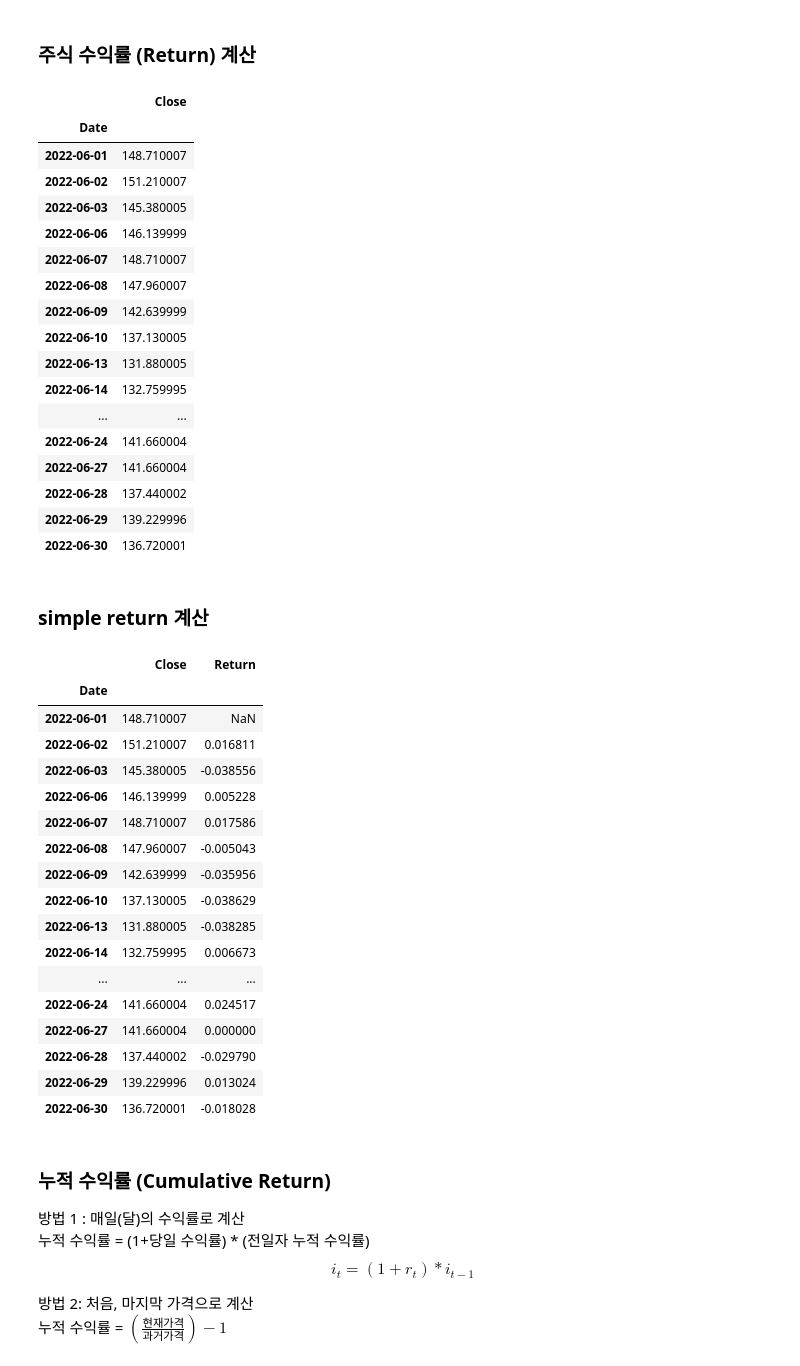
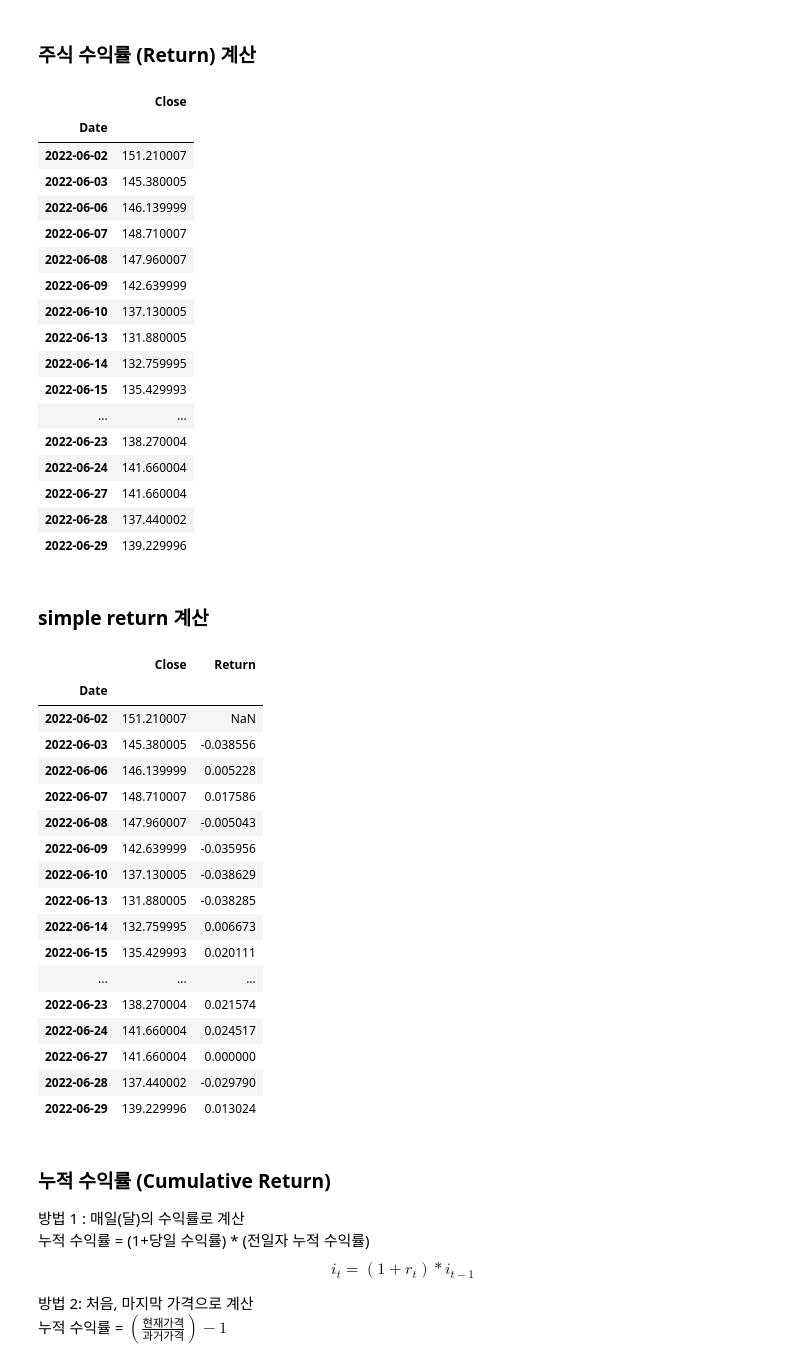
Before and after one commit to ironmanciti/infran_Finance_ML, a Jupyter notebook: 040_Basic_Stock_Return.ipynb, the cells around one changed output. Saved outputs shown, nothing was run; the diff lists cells and outputs as text; code cells hidden in the pictures.

```diff
--- a/040_Basic_Stock_Return.ipynb
+++ b/040_Basic_Stock_Return.ipynb
@@ -241,15 +245,12 @@ rq = 0.04  #분기별 수익률
 # %% [markdown]
 ### 주식 수익률 (Return) 계산
 # %%
-df = data_reader.DataReader("AAPL", data_source="yahoo",
-                            start="2022-06-02", end="2022-06-30")
-df.drop(["High", "Low", "Open", "Volume", "Adj Close"],
-        axis=1, inplace=True)
+df = fdr.DataReader("AAPL", start="2022-06-02", end="2022-06-30")
+df.drop(["High", "Low", "Open", "Volume", "Adj Close"], axis=1, inplace=True)
 df
 # %% [output]
 |  | Close |
 | Date |  |
-| 2022-06-01 | 148.710007 |
 | 2022-06-02 | 151.210007 |
 | 2022-06-03 | 145.380005 |
 | 2022-06-06 | 146.139999 |
@@ -259,12 +260,13 @@ df
 | 2022-06-10 | 137.130005 |
 | 2022-06-13 | 131.880005 |
 | 2022-06-14 | 132.759995 |
+| 2022-06-15 | 135.429993 |
 | ... | ... |
+| 2022-06-23 | 138.270004 |
 | 2022-06-24 | 141.660004 |
 | 2022-06-27 | 141.660004 |
 | 2022-06-28 | 137.440002 |
 | 2022-06-29 | 139.229996 |
-| 2022-06-30 | 136.720001 |
 # %% [markdown]
 ### simple return 계산
 # %%
@@ -273,8 +275,7 @@ df
 # %% [output]
 |  | Close | Return |
 | Date |  |  |
-| 2022-06-01 | 148.710007 | NaN |
-| 2022-06-02 | 151.210007 | 0.016811 |
+| 2022-06-02 | 151.210007 | NaN |
 | 2022-06-03 | 145.380005 | -0.038556 |
 | 2022-06-06 | 146.139999 | 0.005228 |
 | 2022-06-07 | 148.710007 | 0.017586 |
@@ -283,12 +284,13 @@ df
 | 2022-06-10 | 137.130005 | -0.038629 |
 | 2022-06-13 | 131.880005 | -0.038285 |
 | 2022-06-14 | 132.759995 | 0.006673 |
+| 2022-06-15 | 135.429993 | 0.020111 |
 | ... | ... | ... |
+| 2022-06-23 | 138.270004 | 0.021574 |
 | 2022-06-24 | 141.660004 | 0.024517 |
 | 2022-06-27 | 141.660004 | 0.000000 |
 | 2022-06-28 | 137.440002 | -0.029790 |
 | 2022-06-29 | 139.229996 | 0.013024 |
-| 2022-06-30 | 136.720001 | -0.018028 |
 # %% [markdown]
 ### 누적 수익률 (Cumulative Return)
 방법 1 : 매일(달)의 수익률로 계산
```
Also changed, not shown: parts of 8 cells of this notebook, 4 other files.
